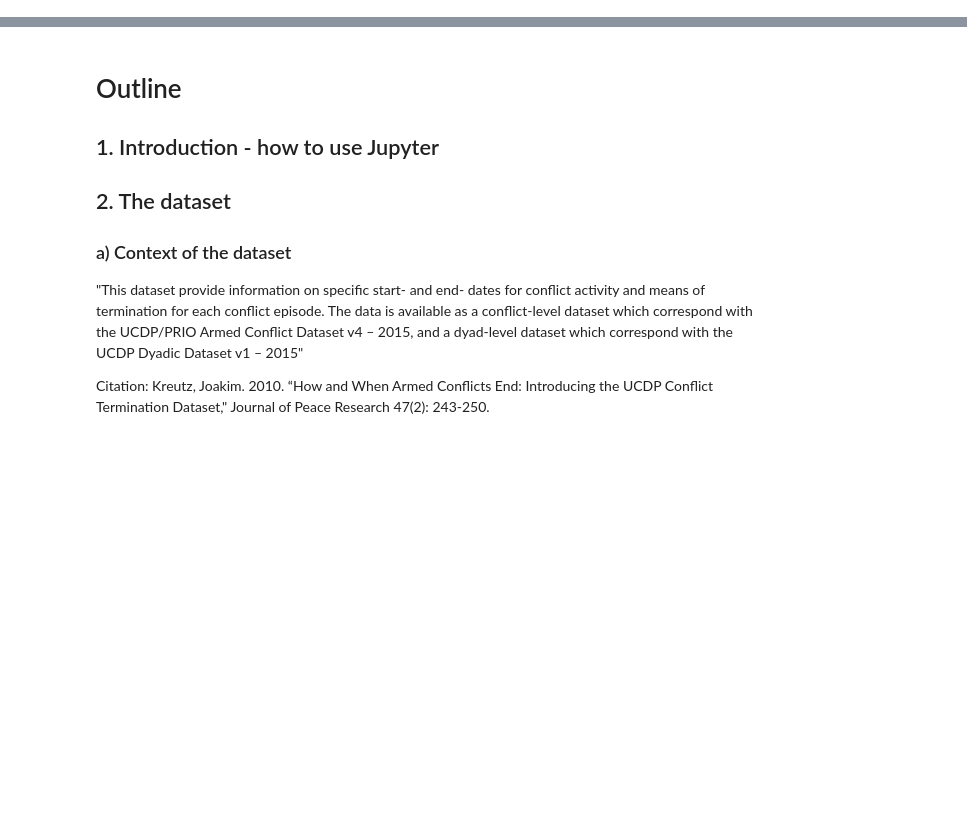
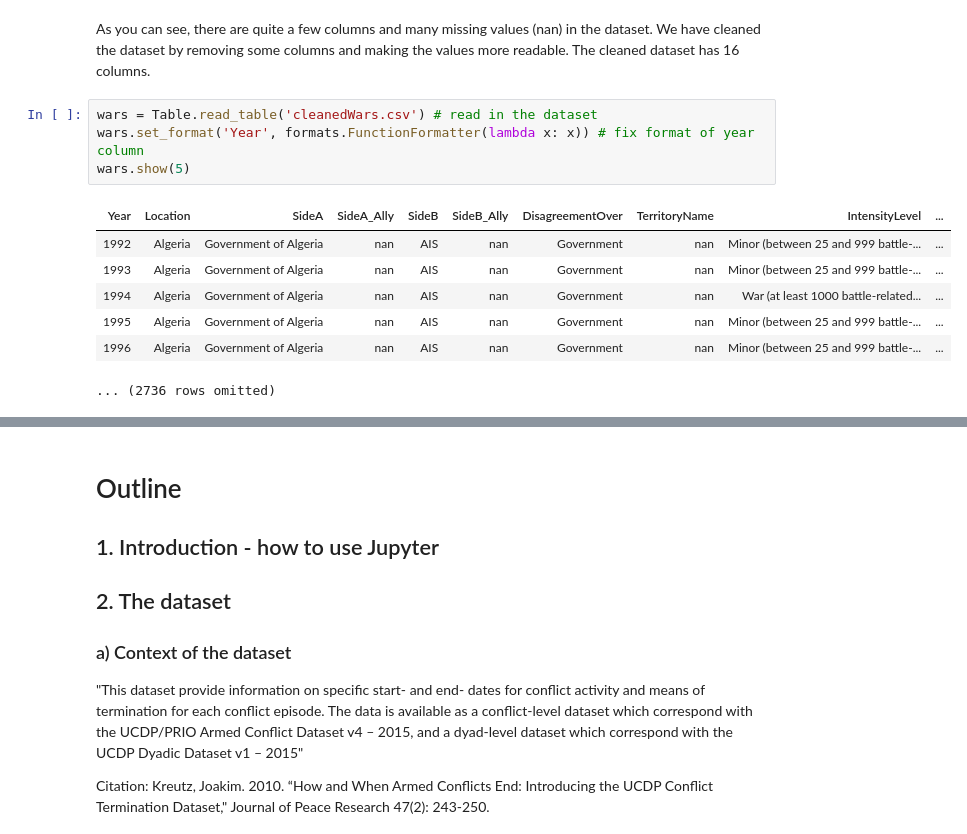
Before and after one commit to ds-modules/POLSCI-5, a Jupyter notebook: CivilWars.ipynb, the cells around one changed output, grey strips where cells are left out. Drawn from its saved outputs; the diff is of its cells as text; blank space fills up the shorter version.

```diff
--- a/CivilWars.ipynb
+++ b/CivilWars.ipynb
@@ -2,0 +56,14 @@
+# %% [markdown]
+As you can see, there are quite a few columns and many missing values (nan) in the dataset. We have cleaned the dataset by removing some columns and making the values more readable. The cleaned dataset has 16 columns.
+# %%
+wars = Table.read_table('cleanedWars.csv') # read in the dataset
+wars.set_format('Year', formats.FunctionFormatter(lambda x: x)) # fix format of year column
+wars.show(5)
+# %% [output]
+| Year | Location | SideA | SideA_Ally | SideB | SideB_Ally | DisagreementOver | TerritoryName | IntensityLevel | ... |
+| 1992 | Algeria | Government of Algeria | nan | AIS | nan | Government | nan | Minor (between 25 and 999 battle-... | ... |
+| 1993 | Algeria | Government of Algeria | nan | AIS | nan | Government | nan | Minor (between 25 and 999 battle-... | ... |
+| 1994 | Algeria | Government of Algeria | nan | AIS | nan | Government | nan | War (at least 1000 battle-related... | ... |
+| 1995 | Algeria | Government of Algeria | nan | AIS | nan | Government | nan | Minor (between 25 and 999 battle-... | ... |
+| 1996 | Algeria | Government of Algeria | nan | AIS | nan | Government | nan | Minor (between 25 and 999 battle-... | ... |
+... (2736 rows omitted)
```
Also changed, not shown: parts of 78 cells of this notebook.
